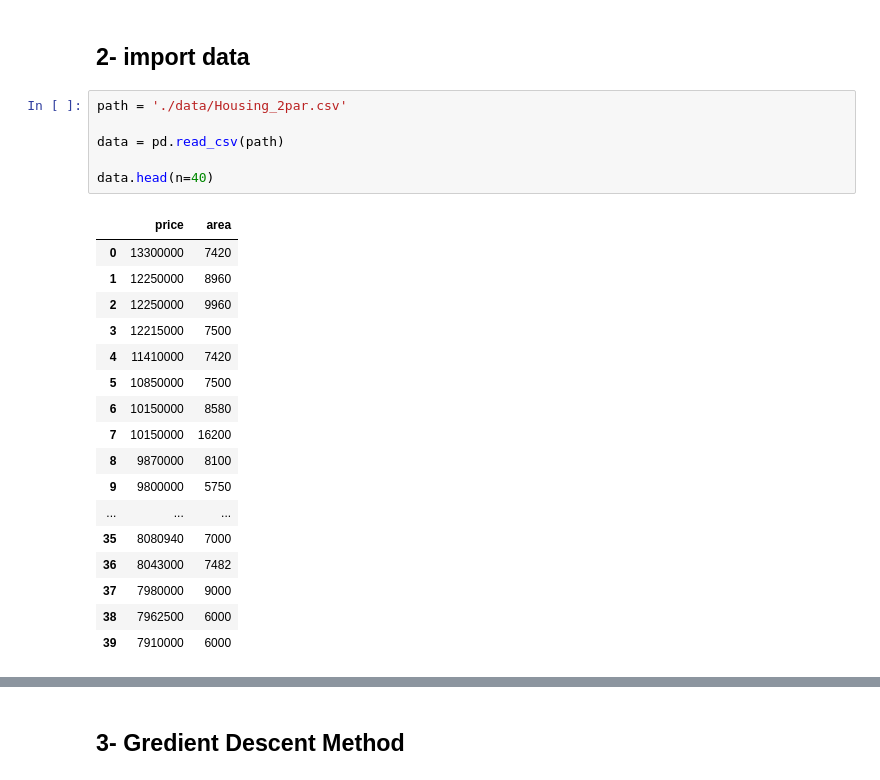
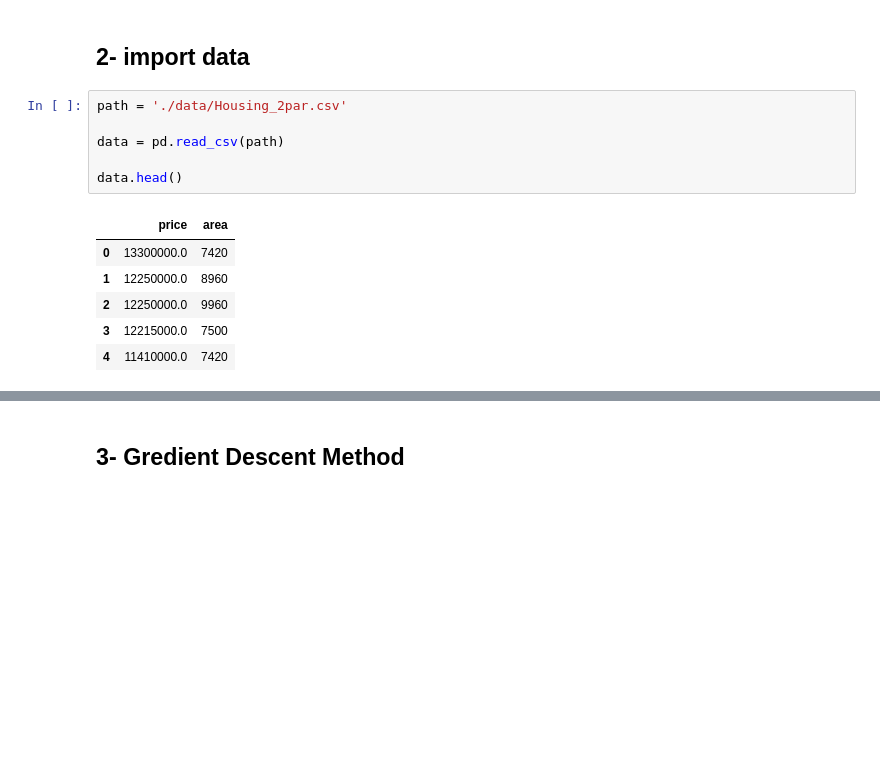
Before and after one commit to Ox03bb/Ai_Docs, a Jupyter notebook: core/Linear_Regression.ipynb, the cells around one changed output, grey strips where cells are left out. Cells and saved outputs as stored; diff of their text form; blank space fills up the shorter version.

```diff
--- a/core/Linear_Regression.ipynb
+++ b/core/Linear_Regression.ipynb
@@ -15,27 +15,16 @@ from   sympy import *
 # %%
 path = './data/Housing_2par.csv'
 
 data = pd.read_csv(path)
 
-data.head(n=40)
+data.head()
 # %% [output]
 |  | price | area |
-| 0 | 13300000 | 7420 |
-| 1 | 12250000 | 8960 |
-| 2 | 12250000 | 9960 |
-| 3 | 12215000 | 7500 |
-| 4 | 11410000 | 7420 |
-| 5 | 10850000 | 7500 |
-| 6 | 10150000 | 8580 |
-| 7 | 10150000 | 16200 |
-| 8 | 9870000 | 8100 |
-| 9 | 9800000 | 5750 |
-| ... | ... | ... |
-| 35 | 8080940 | 7000 |
-| 36 | 8043000 | 7482 |
-| 37 | 7980000 | 9000 |
-| 38 | 7962500 | 6000 |
-| 39 | 7910000 | 6000 |
+| 0 | 13300000.0 | 7420 |
+| 1 | 12250000.0 | 8960 |
+| 2 | 12250000.0 | 9960 |
+| 3 | 12215000.0 | 7500 |
+| 4 | 11410000.0 | 7420 |
 # %%
 data.plot(x='area', y='price', style='o',kind='scatter', c='black',s=10,figsize=(8,5))
 # %% [output]
```
Also changed, not shown: parts of 6 cells of this notebook, 11 other files.
